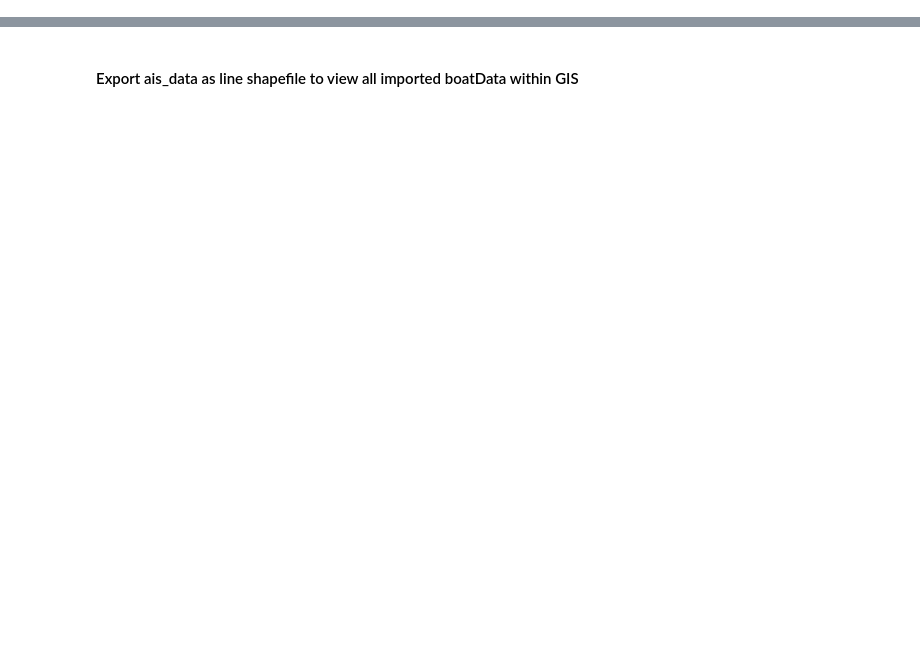
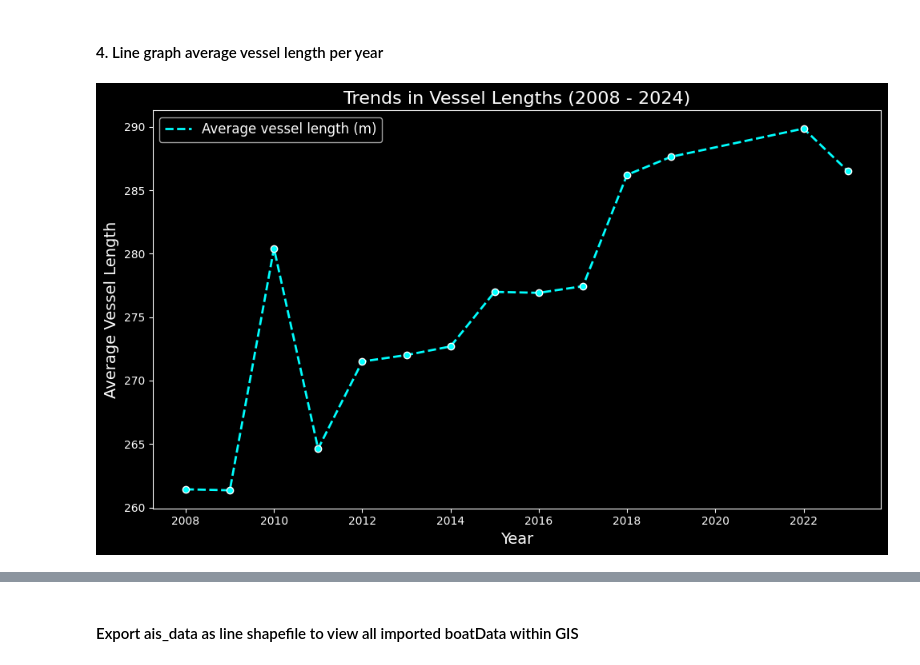
Before and after one commit to gebrady/shippy, a Jupyter notebook: tables_and_figures.ipynb, the cells around one changed output, grey strips where cells are left out. Saved outputs shown, nothing was run; the diff lists cells and outputs as text; code cells hidden in the pictures; blank space fills up the shorter version.

```diff
--- a/tables_and_figures.ipynb
+++ b/tables_and_figures.ipynb
@@ -60,0 +247,24 @@ a.ais_transit_table
+# %% [markdown]
+#### 4. Line graph average vessel length per year
+# %%
+df = port_calls_merged_with_ship_attributes[port_calls_merged_with_ship_attributes.year!=2021]
+df_grouped = df.groupby('year').agg({
+    'length' : 'mean'
+}).reset_index()
+
+plt.style.use('dark_background')  # Set dark mode
+plt.figure(figsize=(10, 6))
+plt.plot(df_grouped['year'], df_grouped['length'], color='cyan', label='Average vessel length (m)', linewidth=2, linestyle='--')
+plt.scatter(df_grouped['year'], df_grouped['length'], color='cyan', edgecolor='white', zorder=5)  # Adding points
+plt.xlabel('Year', fontsize=14)
+plt.ylabel('Average Vessel Length', color='white', fontsize=14)
+plt.tick_params(axis='y', labelcolor='white')
+plt.title('Trends in Vessel Lengths (2008 - 2024)', fontsize=16, color='white')
+plt.grid(False)
+plt.legend(loc='upper left', fontsize=12)
+
+plt.tight_layout()
+plt.savefig(r'./main_products/vessel_length_trends.png', dpi=300)  # Export as PNG with high resolution
+plt.show()
+# %% [output]
+[figure, added]
```
Also changed, not shown: parts of 62 cells of this notebook, 5 other files.
